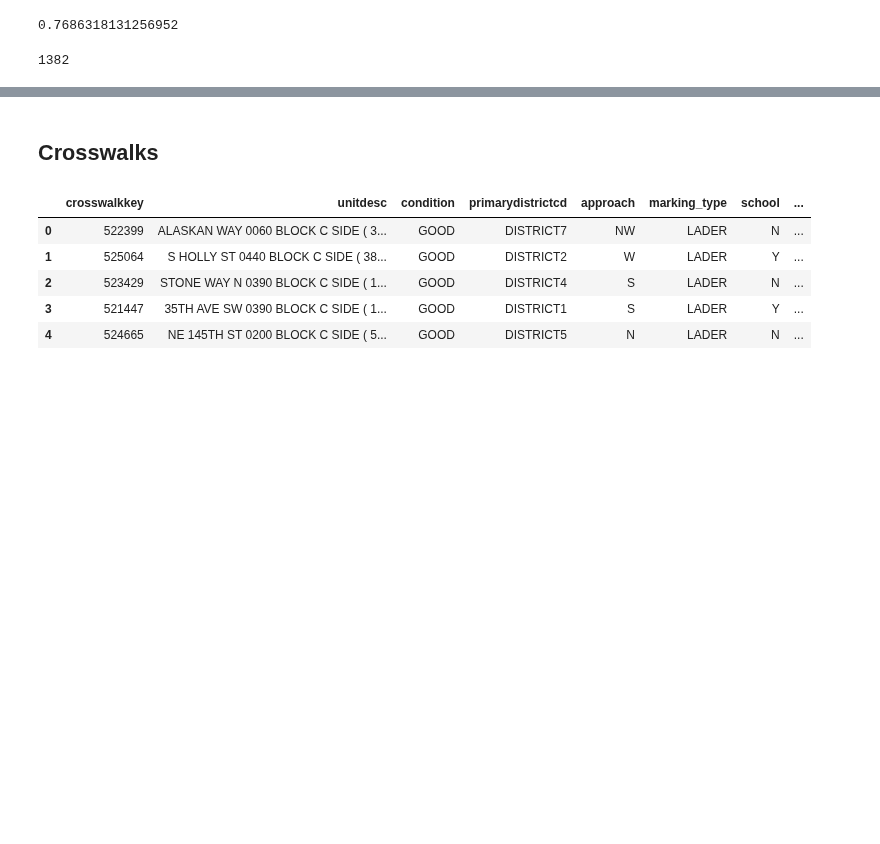
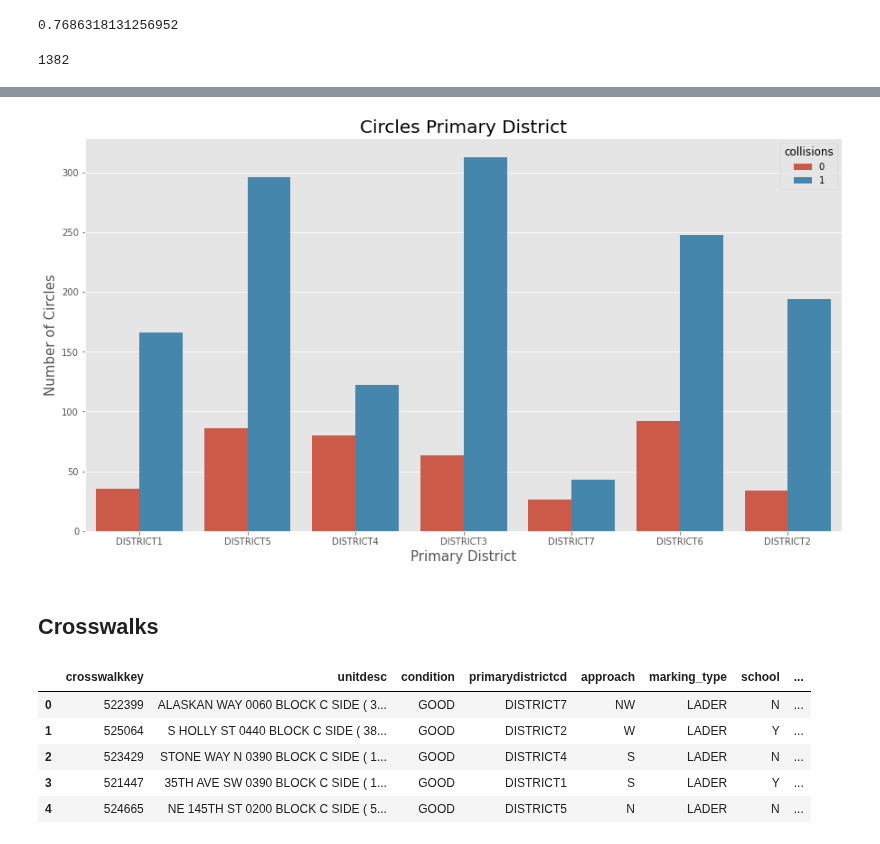
Before and after one commit to DataCircles/traffic_collisions_ml_team1, a Jupyter notebook: notebooks/cindy_severity_eda.ipynb, the cells around one changed output, grey strips where cells are left out. Drawn from its saved outputs; the diff is of its cells as text; code cells hidden in the pictures; blank space fills up the shorter version.

```diff
--- a/notebooks/cindy_severity_eda.ipynb
+++ b/notebooks/cindy_severity_eda.ipynb
@@ -318,3 +374,21 @@ circles['collisions'] = (circles['sev_score'] > 0).astype(int)
+# %%
+fig, ax = plt.subplots(figsize=(15,8))
+
+sns.countplot(circles['primarydistrictcd'],hue=circles['collisions'])
+ax.set_title('Circles Primary District', fontsize=20)
+ax.set_ylabel('Number of Circles', fontsize=15)
+ax.set_xlabel('Primary District', fontsize=15)
+# ax.set_xticklabels(axes[0].get_xticklabels(), rotation=45, fontsize=12);
+
+# sns.barplot(xw_yes['primarydistrictcd'].value_counts().index,xw_yes['primarydistrictcd'].value_counts().values, ax=axes[1])
+# axes[1].set_title('Crosswalks District: Collisions', fontsize=20)
+# axes[1].set_ylabel('Number of Crosswalks', fontsize=15)
+# axes[1].set_xlabel('Primary District', fontsize=15)
+# axes[1].set_xticklabels(axes[1].get_xticklabels(), rotation=45, fontsize=12);
+
+plt.savefig('../reports/figures/circles_districts.png')
+# %% [output]
+[figure, added]
 # %% [markdown]
 ## Crosswalks
 # %%
```
Also changed, not shown: parts of 10 cells of this notebook, 4 other files.
